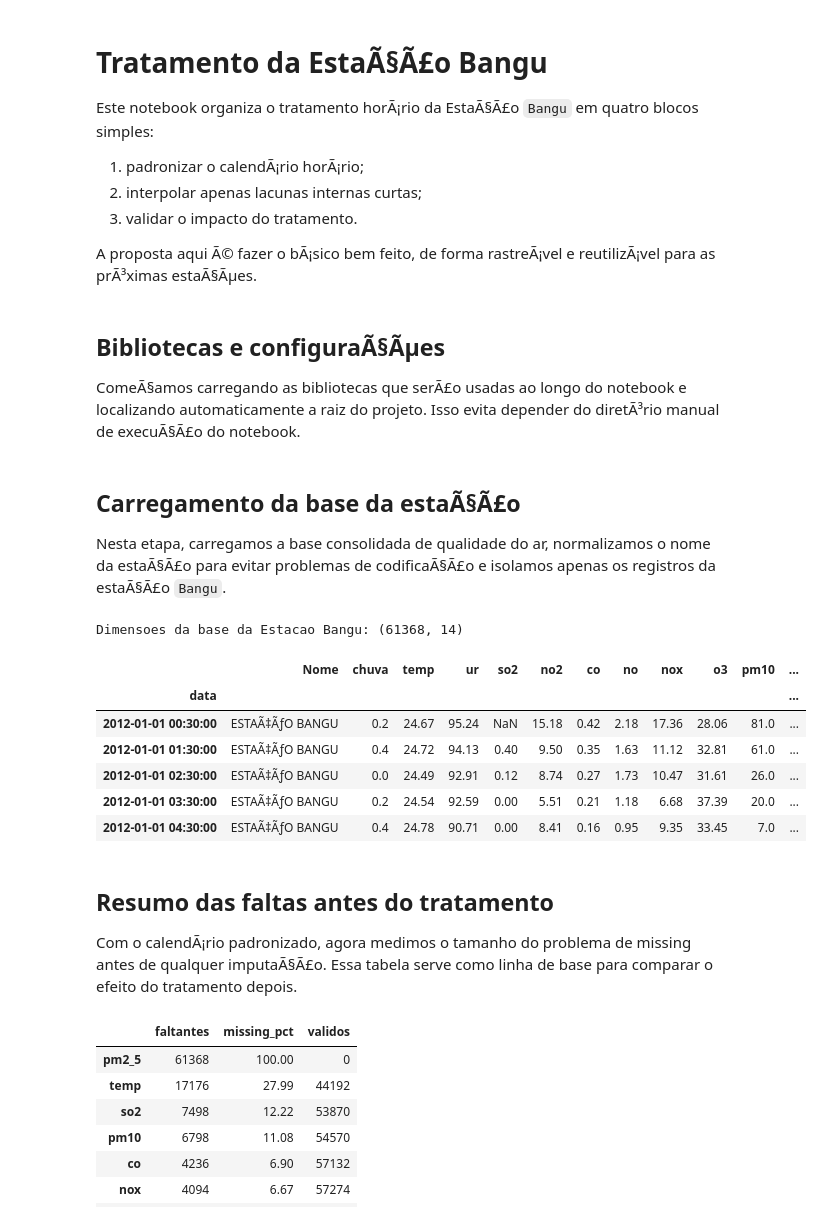
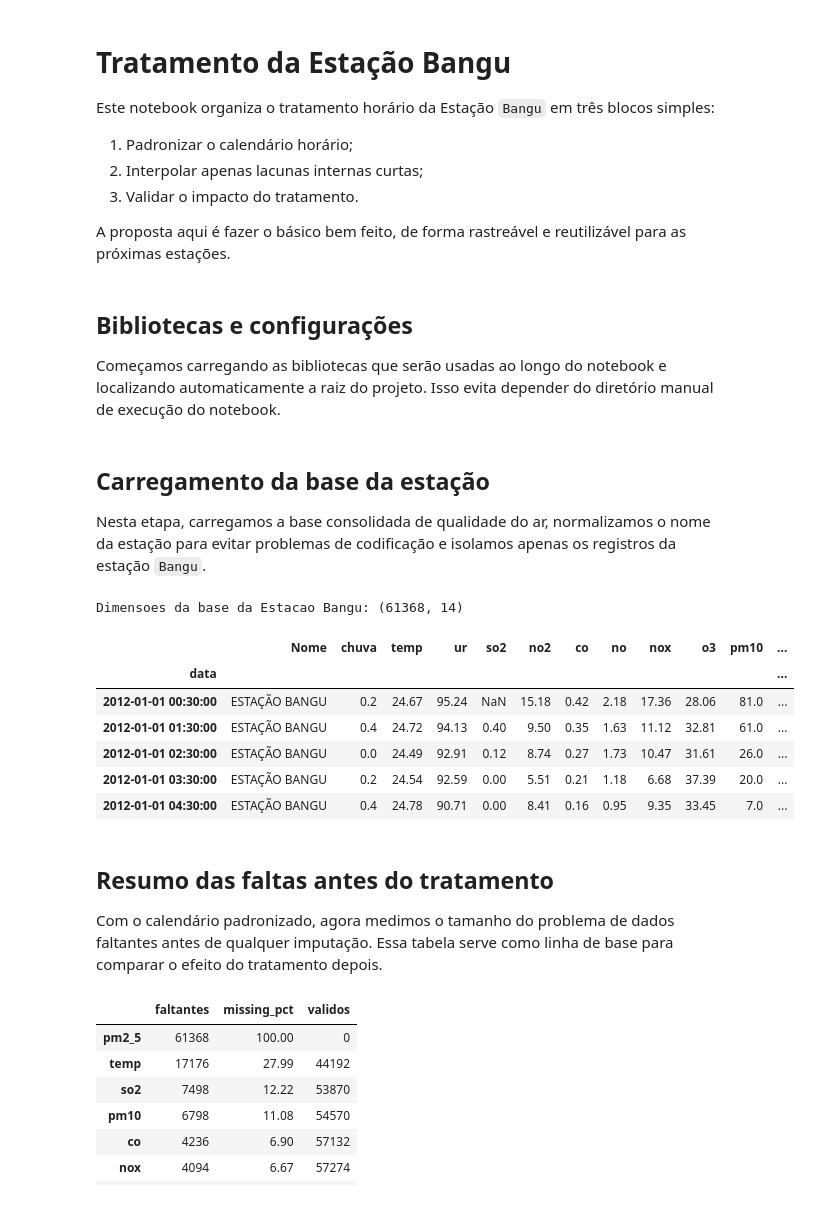
Before and after one commit to AILAB-CEFET-RJ/qualiar, a Jupyter notebook: Code/4 - TreatIntermediaryData/MonitorAr/Estacoes/ZonaOeste/bangu.ipynb, the cells around one changed output. Cells and saved outputs as stored; diff of their text form; code cells hidden in the pictures.

Commit message:
Terminando tratamento por estação

```diff
--- a/Code/4 - TreatIntermediaryData/MonitorAr/Estacoes/ZonaOeste/bangu.ipynb
+++ b/Code/4 - TreatIntermediaryData/MonitorAr/Estacoes/ZonaOeste/bangu.ipynb
@@ -1,52 +1,52 @@
 # %% [markdown]
-# Tratamento da EstaÃ§Ã£o Bangu
+# Tratamento da Estação Bangu
 
-Este notebook organiza o tratamento horÃ¡rio da EstaÃ§Ã£o `Bangu` em quatro blocos simples:
+Este notebook organiza o tratamento horário da Estação `Bangu` em três blocos simples:
 
-1. padronizar o calendÃ¡rio horÃ¡rio;
-2. interpolar apenas lacunas internas curtas;
-3. validar o impacto do tratamento.
+1. Padronizar o calendário horário;
+2. Interpolar apenas lacunas internas curtas;
+3. Validar o impacto do tratamento.
 
-A proposta aqui Ã© fazer o bÃ¡sico bem feito, de forma rastreÃ¡vel e reutilizÃ¡vel para as prÃ³ximas estaÃ§Ãµes.
+A proposta aqui é fazer o básico bem feito, de forma rastreável e reutilizável para as próximas estações.
 # %% [markdown]
-## Bibliotecas e configuraÃ§Ãµes
+## Bibliotecas e configurações
 
-ComeÃ§amos carregando as bibliotecas que serÃ£o usadas ao longo do notebook e localizando automaticamente a raiz do projeto. Isso evita depender do diretÃ³rio manual de execuÃ§Ã£o do notebook.
+Começamos carregando as bibliotecas que serão usadas ao longo do notebook e localizando automaticamente a raiz do projeto. Isso evita depender do diretório manual de execução do notebook.
 # %%
 from pathlib import Path
 import matplotlib.pyplot as plt
 import pandas as pd
 from IPython.display import display
 # %% [markdown]
-## Carregamento da base da estaÃ§Ã£o
+## Carregamento da base da estação
 
-Nesta etapa, carregamos a base consolidada de qualidade do ar, normalizamos o nome da estaÃ§Ã£o para evitar problemas de codificaÃ§Ã£o e isolamos apenas os registros da estaÃ§Ã£o `Bangu`.
+Nesta etapa, carregamos a base consolidada de qualidade do ar, normalizamos o nome da estação para evitar problemas de codificação e isolamos apenas os registros da estação `Bangu`.
 # %%
 url_air_quality_data = "https://raw.githubusercontent.com/AILAB-CEFET-RJ/qualiar/refs/heads/Refactoring-And-Documentation/Data/IntermediaryData/MonitorAr/InitialMergedData/merged_air_quality_data.csv"
 
 df_air_quality = pd.read_csv(url_air_quality_data)
-df_bangu = df_air_quality[df_air_quality["Nome"] == "ESTAÃ‡ÃƒO BANGU"].copy()
+df_bangu = df_air_quality[df_air_quality["Nome"] == "ESTAÇÃO BANGU"].copy()
 
 df_bangu["data"] = pd.to_datetime(df_bangu["data"])
 df_bangu = df_bangu.sort_values("data").reset_index(drop=True)
 df_bangu = df_bangu.drop_duplicates(subset="data", keep="first")
 df_bangu = df_bangu.set_index("data").sort_index().copy()
 
 print("Dimensoes da base da Estacao Bangu:", df_bangu.shape)
 display(df_bangu.head())
 # %% [output]
 Dimensoes da base da Estacao Bangu: (61368, 14)
 |  | Nome | chuva | temp | ur | so2 | no2 | co | no | nox | o3 | pm10 | ... |
 | data |  |  |  |  |  |  |  |  |  |  |  | ... |
-| 2012-01-01 00:30:00 | ESTAÃ‡ÃƒO BANGU | 0.2 | 24.67 | 95.24 | NaN | 15.18 | 0.42 | 2.18 | 17.36 | 28.06 | 81.0 | ... |
-| 2012-01-01 01:30:00 | ESTAÃ‡ÃƒO BANGU | 0.4 | 24.72 | 94.13 | 0.40 | 9.50 | 0.35 | 1.63 | 11.12 | 32.81 | 61.0 | ... |
-| 2012-01-01 02:30:00 | ESTAÃ‡ÃƒO BANGU | 0.0 | 24.49 | 92.91 | 0.12 | 8.74 | 0.27 | 1.73 | 10.47 | 31.61 | 26.0 | ... |
-| 2012-01-01 03:30:00 | ESTAÃ‡ÃƒO BANGU | 0.2 | 24.54 | 92.59 | 0.00 | 5.51 | 0.21 | 1.18 | 6.68 | 37.39 | 20.0 | ... |
-| 2012-01-01 04:30:00 | ESTAÃ‡ÃƒO BANGU | 0.4 | 24.78 | 90.71 | 0.00 | 8.41 | 0.16 | 0.95 | 9.35 | 33.45 | 7.0 | ... |
+| 2012-01-01 00:30:00 | ESTAÇÃO BANGU | 0.2 | 24.67 | 95.24 | NaN | 15.18 | 0.42 | 2.18 | 17.36 | 28.06 | 81.0 | ... |
+| 2012-01-01 01:30:00 | ESTAÇÃO BANGU | 0.4 | 24.72 | 94.13 | 0.40 | 9.50 | 0.35 | 1.63 | 11.12 | 32.81 | 61.0 | ... |
+| 2012-01-01 02:30:00 | ESTAÇÃO BANGU | 0.0 | 24.49 | 92.91 | 0.12 | 8.74 | 0.27 | 1.73 | 10.47 | 31.61 | 26.0 | ... |
+| 2012-01-01 03:30:00 | ESTAÇÃO BANGU | 0.2 | 24.54 | 92.59 | 0.00 | 5.51 | 0.21 | 1.18 | 6.68 | 37.39 | 20.0 | ... |
+| 2012-01-01 04:30:00 | ESTAÇÃO BANGU | 0.4 | 24.78 | 90.71 | 0.00 | 8.41 | 0.16 | 0.95 | 9.35 | 33.45 | 7.0 | ... |
 # %% [markdown]
 ## Resumo das faltas antes do tratamento
 
-Com o calendÃ¡rio padronizado, agora medimos o tamanho do problema de missing antes de qualquer imputaÃ§Ã£o. Essa tabela serve como linha de base para comparar o efeito do tratamento depois.
+Com o calendário padronizado, agora medimos o tamanho do problema de dados faltantes antes de qualquer imputação. Essa tabela serve como linha de base para comparar o efeito do tratamento depois.
 # %%
 variaveis_ambientais = [
 'no',
```
Also changed, not shown: parts of 5 cells of this notebook, 23 other files.
